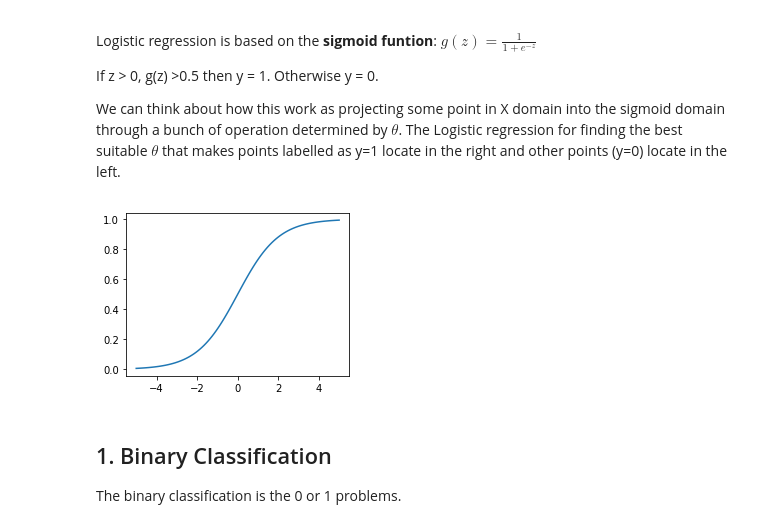
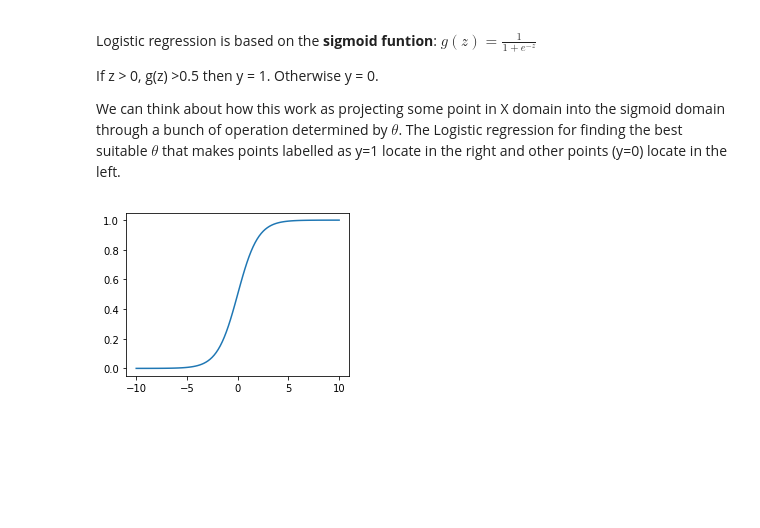
Before and after one commit to jeremy-xx/logistic-regression, a Jupyter notebook: logistic_regression.ipynb, the cells around one changed output. Cells and saved outputs as stored; diff of their text form; code cells hidden in the pictures; blank space fills up the shorter version.

```diff
--- a/logistic_regression.ipynb
+++ b/logistic_regression.ipynb
@@ -17,14 +17,14 @@ from sklearn.linear_model import LogisticRegression
 from sklearn.preprocessing import PolynomialFeatures
 from sklearn.datasets import make_classification,make_circles
 # %%
-z = np.linspace(-5,5,100)
-g = 1/(1+np.exp(-z))
+def sigmoid(z):
+    return 1/(1+np.exp(-z))
+
+z = np.linspace(-10,10,100)
+g = sigmoid(z)
 
 plt.figure(figsize=(4,3))
 plt.plot(z,g,'-')
 plt.show()
 # %% [output]
-[figure, old version]
+[figure, new version]
-# %% [markdown]
-## 1. Binary Classification
-The binary classification is the 0 or 1 problems.
```
Also changed, not shown: parts of 12 cells of this notebook.
